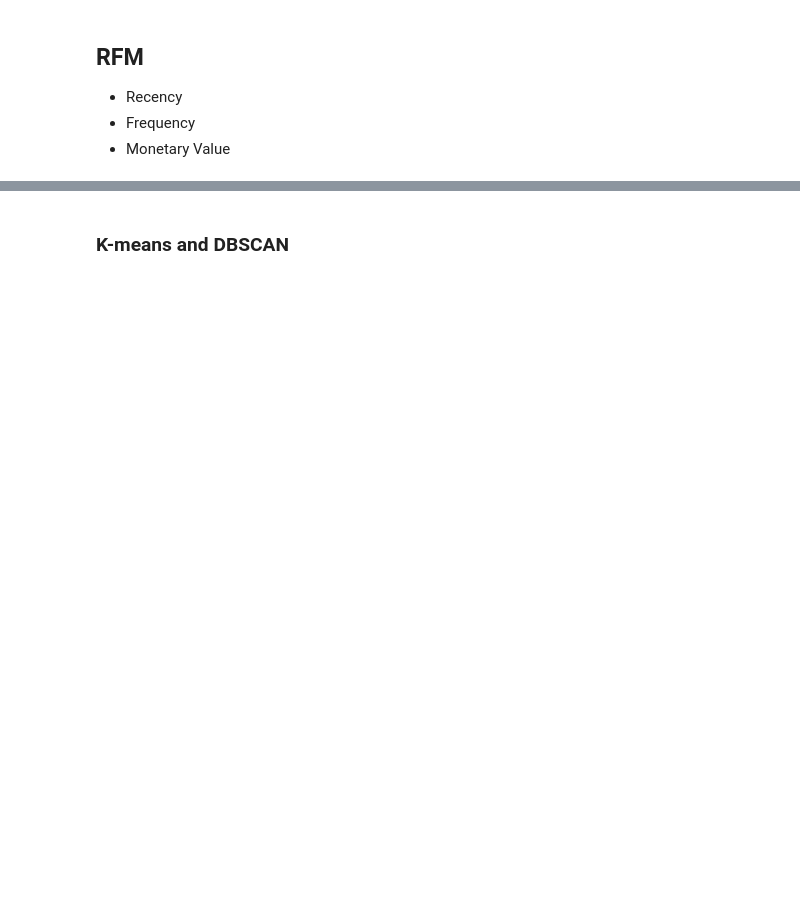
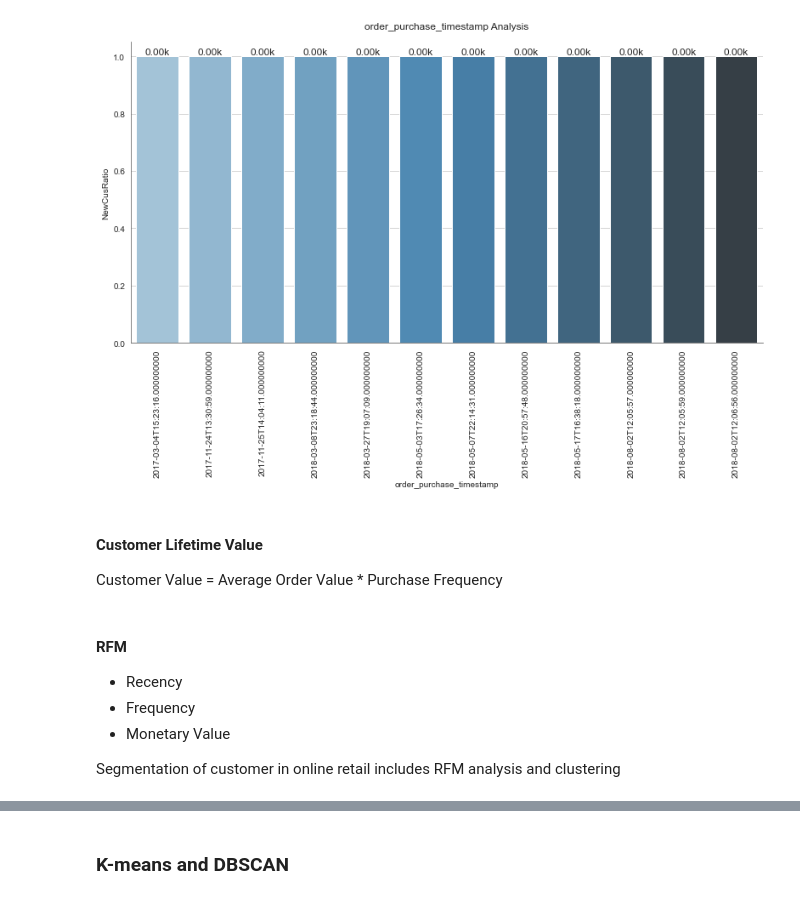
Before and after one commit to JamesLi197412/eCommerce_analysis, a Jupyter notebook: customer_segment.ipynb, the cells around one changed output, grey strips where cells are left out. Cells and saved outputs as stored; diff of their text form; code cells hidden in the pictures; blank space fills up the shorter version.

```diff
--- a/customer_segment.ipynb
+++ b/customer_segment.ipynb
@@ -34,7 +156,20 @@ df = master()
+# %%
+fig, ax = plt.subplots(figsize=(12, 6))
+sns.set(palette='muted', color_codes=True, style='whitegrid')
+# bar_plot(x='order_purchase_timestamp', y='NewCusRatio', df=df_user_ratio, value=True)
+ax.tick_params(axis='x', labelrotation=90)
+plt.show()
+# %% [output]
+[figure, added]
+# %% [markdown]
+#### Customer Lifetime Value
+Customer Value = Average Order Value * Purchase Frequency
 # %% [markdown]
-## RFM
+#### RFM
 
 * Recency
 * Frequency
 * Monetary Value
+
+Segmentation of customer in online retail includes RFM analysis and clustering
 # %%
```
Also changed, not shown: parts of 17 cells of this notebook.
